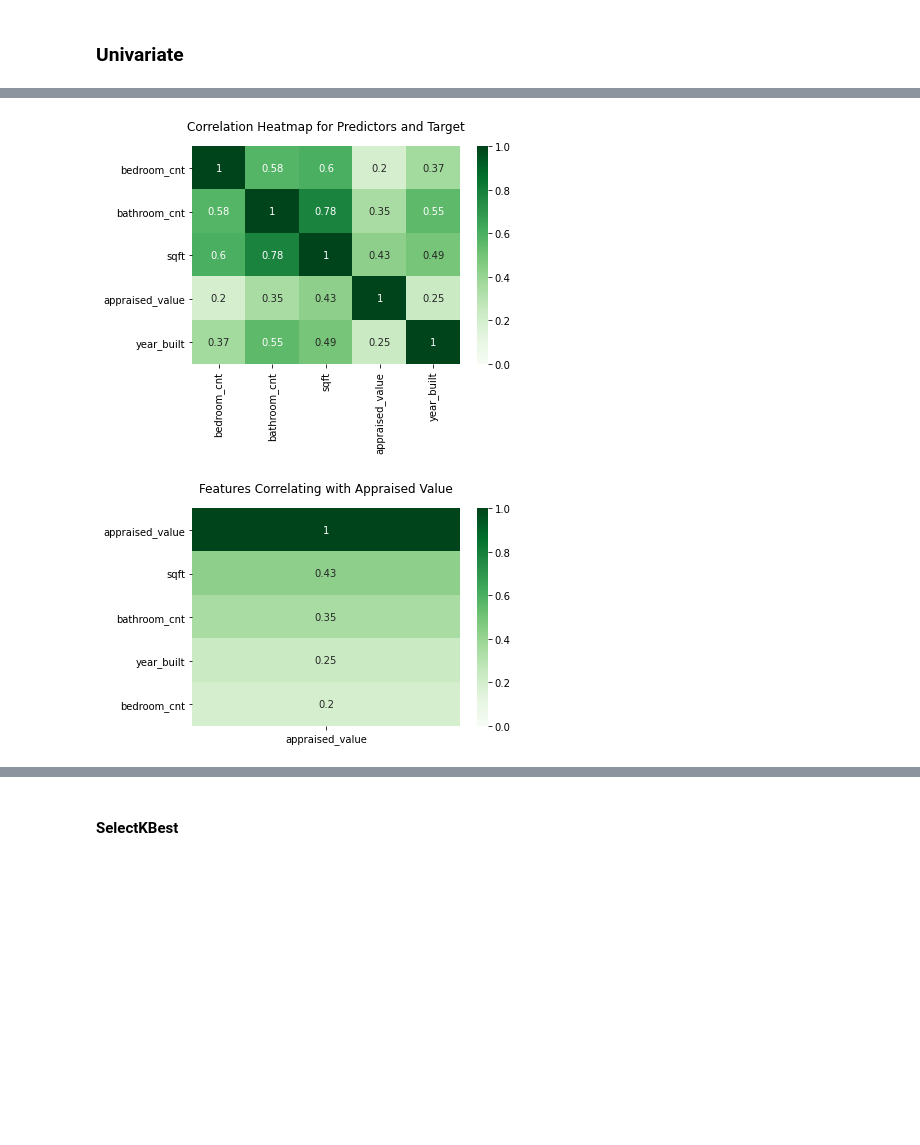
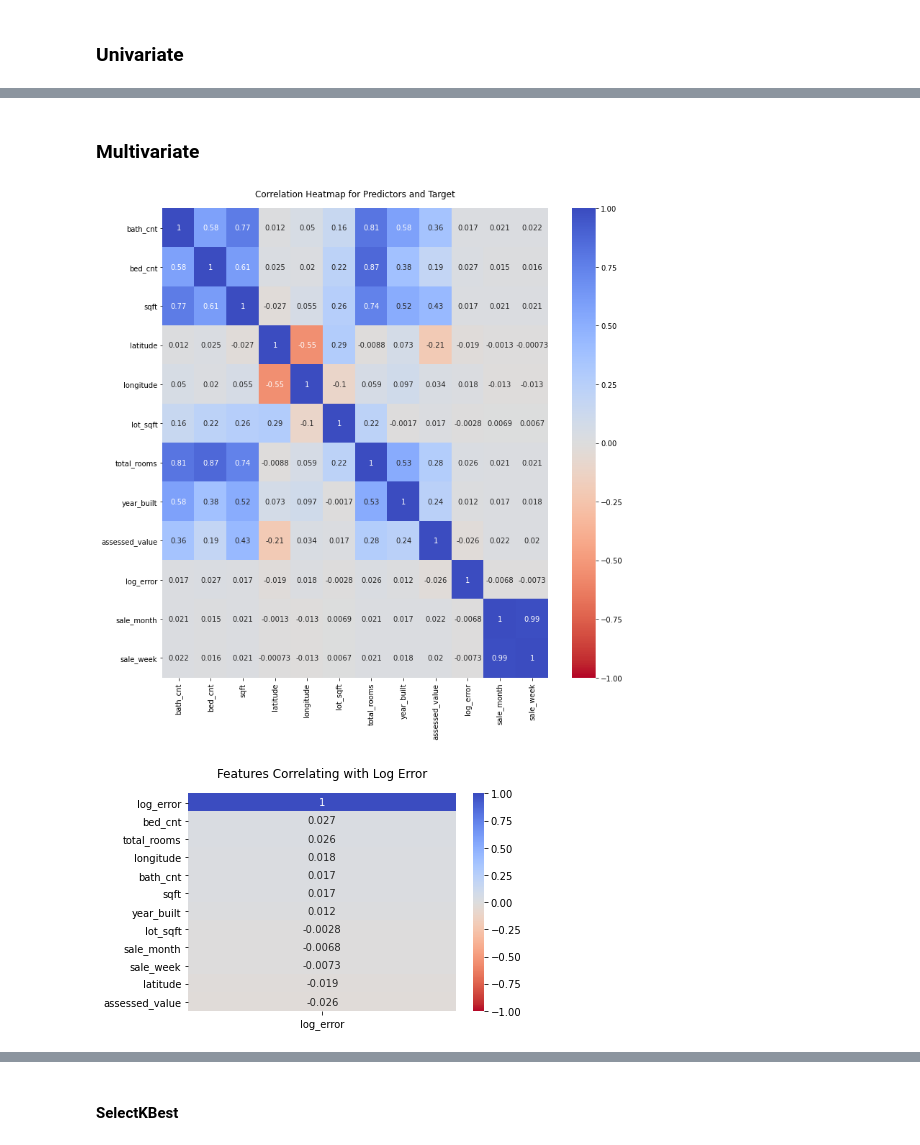
Before and after one commit to adam-talbot/clustering-project, a Jupyter notebook: final_notebook.ipynb, the cells around one changed output, grey strips where cells are left out. Drawn from its saved outputs; the diff is of its cells as text; code cells hidden in the pictures; blank space fills up the shorter version.

```diff
--- a/final_notebook.ipynb
+++ b/final_notebook.ipynb
@@ -234,11 +222,13 @@ e.plot_variable_pairs_cat_hue(train_explore.sample(n=2500, random_state=527))
+# %% [markdown]
+### Multivariate
 # %%
-#plt.figure(figsize=(12, 12))
-heatmap = sns.heatmap(train_explore.corr(), annot=True, cmap='Greens', vmin=-0, vmax=1)
+plt.figure(figsize=(12, 12))
+heatmap = sns.heatmap(train_exp.corr(), annot=True, cmap='coolwarm_r', vmin=-1, vmax=1, center=0)
 heatmap.set_title('Correlation Heatmap for Predictors and Target', pad=16);
 # %% [output]
-[figure, old version]
+[figure, new version]
 # %%
-heatmap = sns.heatmap(train_explore.corr()[['appraised_value']].sort_values(by='appraised_value', ascending=False), annot=True, cmap='Greens', vmin=-0, vmax=1 );
-heatmap.set_title('Features Correlating with Appraised Value', pad=16);
+heatmap = sns.heatmap(train_exp.corr()[['log_error']].sort_values(by='log_error', ascending=False), annot=True, cmap='coolwarm_r', vmin=-1, vmax=1 );
+heatmap.set_title('Features Correlating with Log Error', pad=16);
 # %% [output]
-[figure, old version]
+[figure, new version]
```
Also changed, not shown: parts of 96 cells of this notebook, 3 other files.
